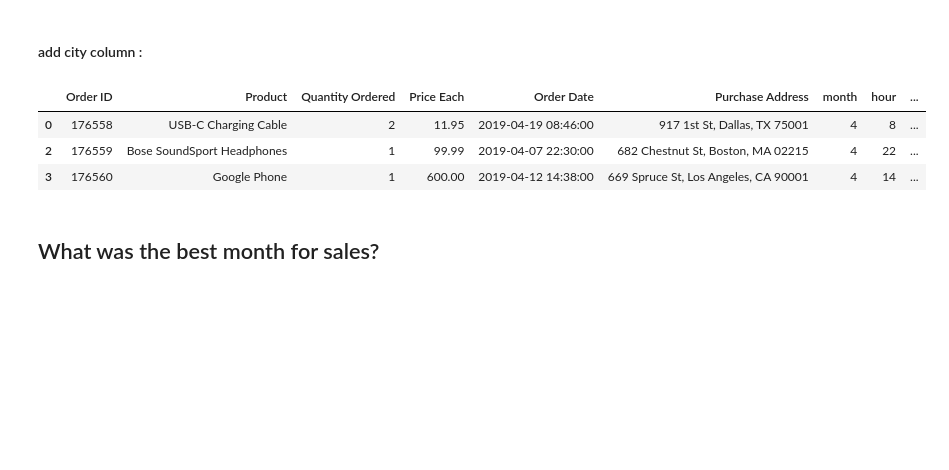
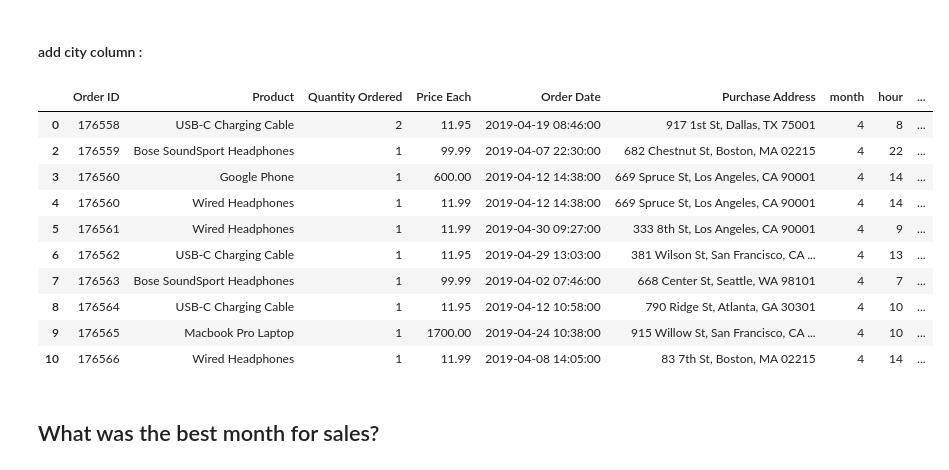
Before and after one commit to ahmadhammad301/data_analysis, a Jupyter notebook: Sales_Analysis/One year sales (2019).ipynb, the cells around one changed output. Cells and saved outputs as stored; diff of their text form; code cells hidden in the pictures; blank space fills up the shorter version.

```diff
--- a/Sales_Analysis/One year sales (2019).ipynb
+++ b/Sales_Analysis/One year sales (2019).ipynb
@@ -154,7 +159,8 @@ merged_data['Order Date'] = pd.to_datetime(merged_data['Order Date'])
 
 merged_data['hour'] = merged_data['Order Date'].dt.hour
 merged_data['minute'] = merged_data['Order Date'].dt.minute
-merged_data['day'] = merged_data['Order Date'].dt.day_name()
+merged_data['day'] = merged_data['Order Date'].dt.dayofweek
+merged_data['week_day'] = merged_data['Order Date'].dt.day_name()
 
 
 merged_data.head()
@@ -170,19 +176,26 @@ merged_data.head()
 # %%
 def get_city(address):
 
     return address.split(",")[1]
 
 def get_address(address):
 
     return address.split(",")[2].split(" ")[1]
 
-merged_data['city'] = merged_data['Purchase Address'].apply(lambda x: get_city(x) +"("+ git_address(x)+")")
-merged_data.head(3)
+merged_data['city'] = merged_data['Purchase Address'].apply(lambda x: get_city(x) +"("+ get_address(x)+")")
+merged_data.head(10)
 # %% [output]
 |  | Order ID | Product | Quantity Ordered | Price Each | Order Date | Purchase Address | month | hour | ... |
 | 0 | 176558 | USB-C Charging Cable | 2 | 11.95 | 2019-04-19 08:46:00 | 917 1st St, Dallas, TX 75001 | 4 | 8 | ... |
 | 2 | 176559 | Bose SoundSport Headphones | 1 | 99.99 | 2019-04-07 22:30:00 | 682 Chestnut St, Boston, MA 02215 | 4 | 22 | ... |
 | 3 | 176560 | Google Phone | 1 | 600.00 | 2019-04-12 14:38:00 | 669 Spruce St, Los Angeles, CA 90001 | 4 | 14 | ... |
+| 4 | 176560 | Wired Headphones | 1 | 11.99 | 2019-04-12 14:38:00 | 669 Spruce St, Los Angeles, CA 90001 | 4 | 14 | ... |
+| 5 | 176561 | Wired Headphones | 1 | 11.99 | 2019-04-30 09:27:00 | 333 8th St, Los Angeles, CA 90001 | 4 | 9 | ... |
+| 6 | 176562 | USB-C Charging Cable | 1 | 11.95 | 2019-04-29 13:03:00 | 381 Wilson St, San Francisco, CA ... | 4 | 13 | ... |
+| 7 | 176563 | Bose SoundSport Headphones | 1 | 99.99 | 2019-04-02 07:46:00 | 668 Center St, Seattle, WA 98101 | 4 | 7 | ... |
+| 8 | 176564 | USB-C Charging Cable | 1 | 11.95 | 2019-04-12 10:58:00 | 790 Ridge St, Atlanta, GA 30301 | 4 | 10 | ... |
+| 9 | 176565 | Macbook Pro Laptop | 1 | 1700.00 | 2019-04-24 10:38:00 | 915 Willow St, San Francisco, CA ... | 4 | 10 | ... |
+| 10 | 176566 | Wired Headphones | 1 | 11.99 | 2019-04-08 14:05:00 | 83 7th St, Boston, MA 02215 | 4 | 14 | ... |
 # %% [markdown]
 ## What was the best month for sales?
 # %%
```
Also changed, not shown: parts of 14 cells of this notebook.
